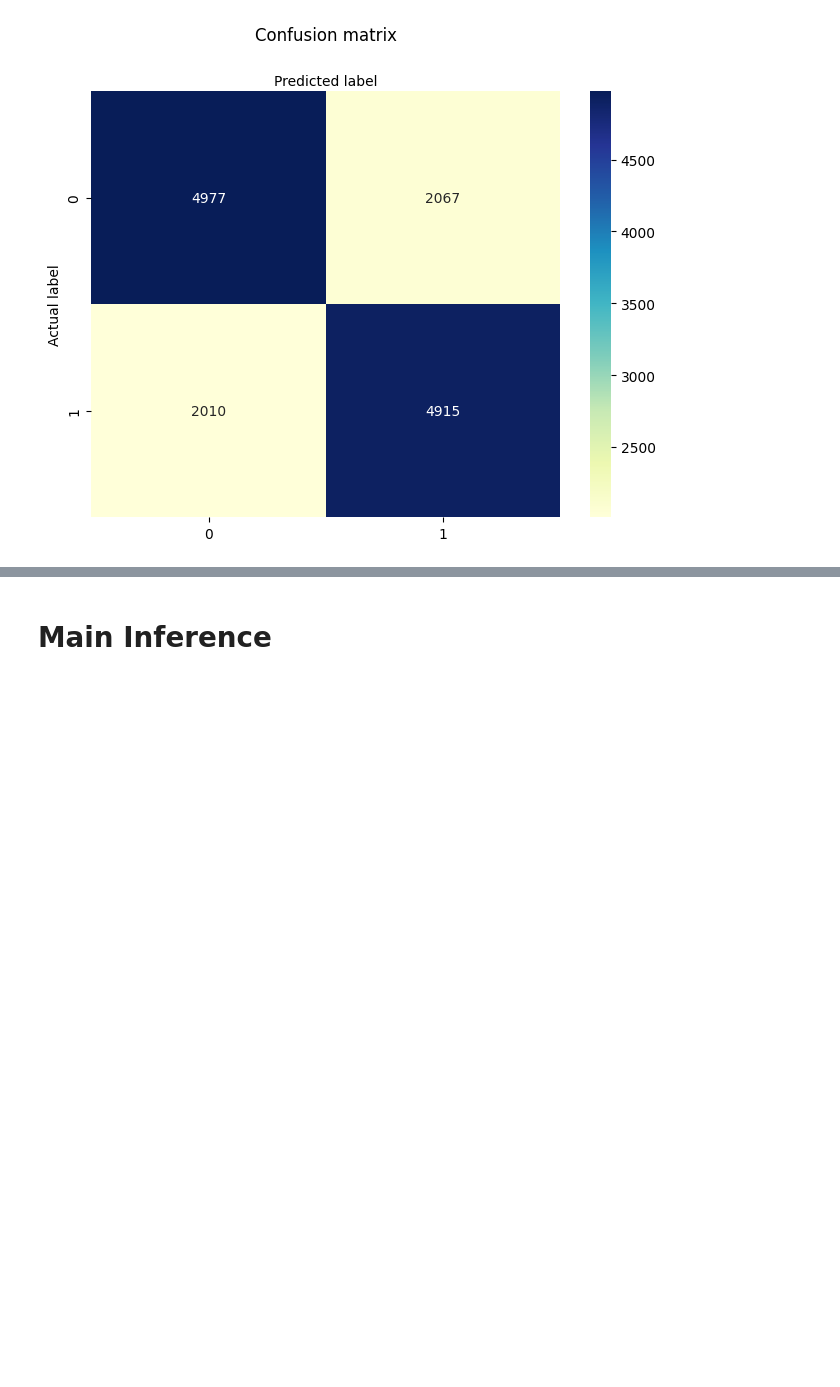
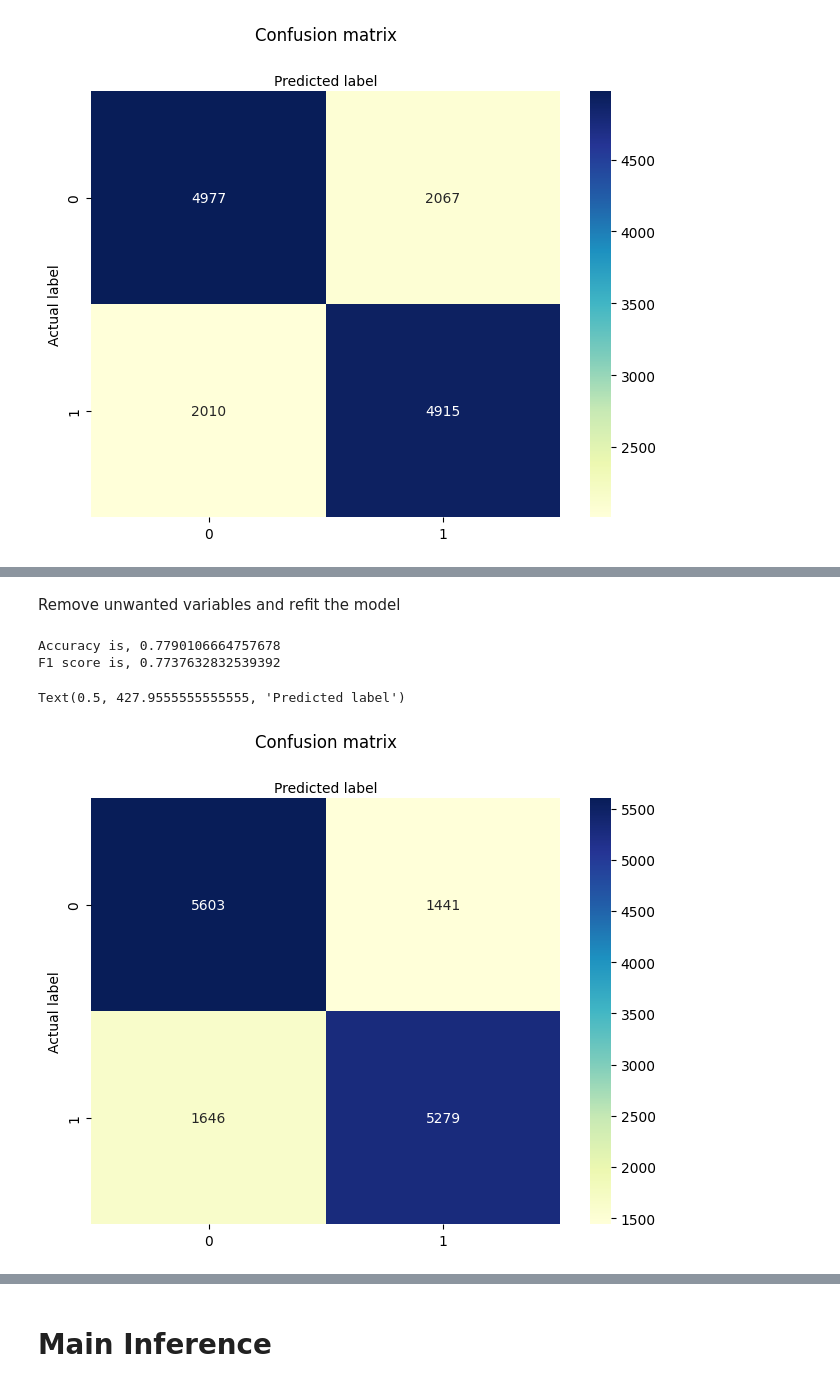
Before and after one commit to ruwindarowel/Bank-Churn-Predictor---Kaggle-Comp, a Jupyter notebook: DA.ipynb, the cells around one changed output, grey strips where cells are left out. Drawn from its saved outputs; the diff is of its cells as text; code cells hidden in the pictures; blank space fills up the shorter version.

```diff
--- a/DA.ipynb
+++ b/DA.ipynb
@@ -704,0 +706,41 @@ Text(0.5, 427.9555555555555, 'Predicted label')
+# %% [markdown]
+Remove unwanted variables and refit the model
+# %%
+def drop_cols(data_table):
+    data_table = data_table.drop(columns=['Tenure','HasCrCard','EstimatedSalary','Geography_Germany','Gender_Male','CreditScore','Geography_Spain'],axis=1)
+    return data_table
+
+x_change = drop_cols(x)
+x_change_test=drop_cols(x_test_2)
+# %%
+tree_best=DecisionTreeClassifier(random_state=100, ccp_alpha=0.001, criterion='entropy', max_depth=14, max_features='sqrt')
+tree_best.fit(x_change,y_train)
+
+y_preds_tree_model_best = tree_best.predict(x_change_test)
+
+f1=f1_score(y_test,y_preds_tree_model_best)
+accuracy=accuracy_score(y_test, y_preds_tree_model_best, normalize=True)
+
+print(f"Accuracy is, {accuracy}")
+print(f"F1 score is, {f1}")
+
+cnf_matrix = metrics.confusion_matrix(y_test, y_preds_tree_model_best)
+cnf_matrix
+
+class_names=[0,1] # name  of classes
+fig, ax = plt.subplots()
+tick_marks = np.arange(len(class_names))
+plt.xticks(tick_marks, class_names)
+plt.yticks(tick_marks, class_names)
+# create heatmap
+sns.heatmap(pd.DataFrame(cnf_matrix), annot=True, cmap="YlGnBu" ,fmt='g')
+ax.xaxis.set_label_position("top")
+plt.tight_layout()
+plt.title('Confusion matrix', y=1.1)
+plt.ylabel('Actual label')
+plt.xlabel('Predicted label')
+# %% [output]
+Accuracy is, 0.7790106664757678
+F1 score is, 0.7737632832539392
+Text(0.5, 427.9555555555555, 'Predicted label')
+[figure, added]
```
Also changed, not shown: parts of 51 cells of this notebook, 7 other files.
